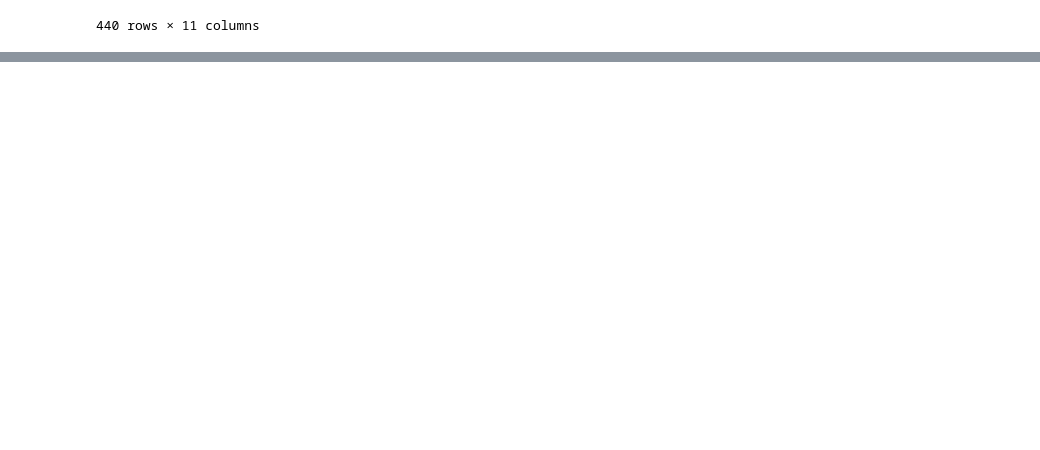
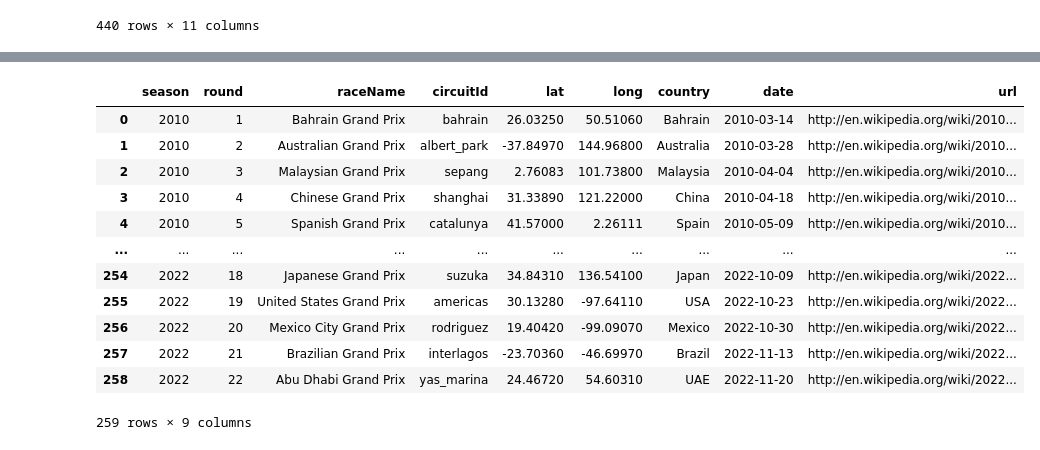
Before and after one commit to IlseAguilar3/formula1-data, a Jupyter notebook: f1-analisis.ipynb, the cells around one changed output, grey strips where cells are left out. Saved outputs shown, nothing was run; the diff lists cells and outputs as text; code cells hidden in the pictures; blank space fills up the shorter version.

Commit message:
Creación de tabla races

```diff
--- a/f1-analisis.ipynb
+++ b/f1-analisis.ipynb
@@ -97,0 +137,28 @@ df_results_2022.groupby(['Driver']).agg({'points':'sum'}).sort_values(by='points
+# %%
+#Creación del diccionario vacío para incorporar todos los datos de las carreras del 2010:2022
+races={'season':[],
+      'round':[],
+       'raceName':[],
+       'circuitId':[],
+       'lat':[],
+       'long':[],
+       'country':[],
+       'date':[],
+       'url':[]}
+# %%
+#Ciclo para enrobustecer nuestro diccionario de races
+for year in list(range(2010,2023)):
+    url = 'https://ergast.com/api/f1/{}.json'
+    response = requests.get(url.format(year)) #.format() indica que la variable race es la que irá cambiando y debe asignarle el formato
+    content = json.loads(response.content)
+
+    for item in content['MRData']['RaceTable']['Races']:
+        races['season'].append(int(item['season']))
+        races['round'].append(int(item['round']))
+        races['raceName'].append(item['raceName'])
+        races['circuitId'].append(item['Circuit']['circuitId'])
+        races['lat'].append(float(item['Circuit']['Location']['lat']))
+        races['long'].append(float(item['Circuit']['Location']['long']))
+        races['country'].append(item['Circuit']['Location']['country'])
+        races['date'].append(item['date'])
+        races['url'].append(item['url'])
@@ -97,0 +185,16 @@ df_results_2022.groupby(['Driver']).agg({'points':'sum'}).sort_values(by='points
+# %%
+pd.DataFrame(races)
+# %% [output]
+|  | season | round | raceName | circuitId | lat | long | country | date | url |
+| 0 | 2010 | 1 | Bahrain Grand Prix | bahrain | 26.03250 | 50.51060 | Bahrain | 2010-03-14 | http://en.wikipedia.org/wiki/2010... |
+| 1 | 2010 | 2 | Australian Grand Prix | albert_park | -37.84970 | 144.96800 | Australia | 2010-03-28 | http://en.wikipedia.org/wiki/2010... |
+| 2 | 2010 | 3 | Malaysian Grand Prix | sepang | 2.76083 | 101.73800 | Malaysia | 2010-04-04 | http://en.wikipedia.org/wiki/2010... |
+| 3 | 2010 | 4 | Chinese Grand Prix | shanghai | 31.33890 | 121.22000 | China | 2010-04-18 | http://en.wikipedia.org/wiki/2010... |
+| 4 | 2010 | 5 | Spanish Grand Prix | catalunya | 41.57000 | 2.26111 | Spain | 2010-05-09 | http://en.wikipedia.org/wiki/2010... |
+| ... | ... | ... | ... | ... | ... | ... | ... | ... | ... |
+| 254 | 2022 | 18 | Japanese Grand Prix | suzuka | 34.84310 | 136.54100 | Japan | 2022-10-09 | http://en.wikipedia.org/wiki/2022... |
+| 255 | 2022 | 19 | United States Grand Prix | americas | 30.13280 | -97.64110 | USA | 2022-10-23 | http://en.wikipedia.org/wiki/2022... |
+| 256 | 2022 | 20 | Mexico City Grand Prix | rodriguez | 19.40420 | -99.09070 | Mexico | 2022-10-30 | http://en.wikipedia.org/wiki/2022... |
+| 257 | 2022 | 21 | Brazilian Grand Prix | interlagos | -23.70360 | -46.69970 | Brazil | 2022-11-13 | http://en.wikipedia.org/wiki/2022... |
+| 258 | 2022 | 22 | Abu Dhabi Grand Prix | yas_marina | 24.46720 | 54.60310 | UAE | 2022-11-20 | http://en.wikipedia.org/wiki/2022... |
+259 rows × 9 columns
```
Also changed, not shown: parts of 13 cells of this notebook.
